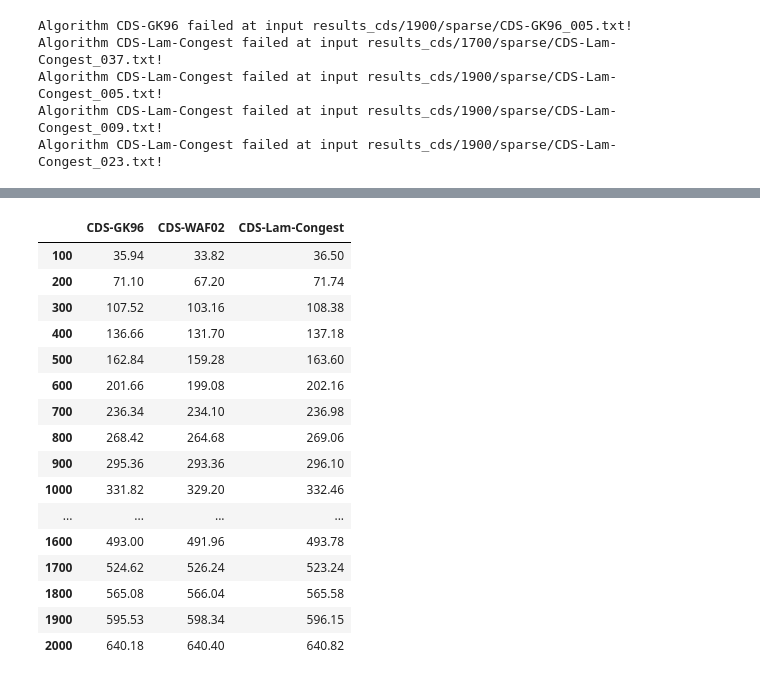
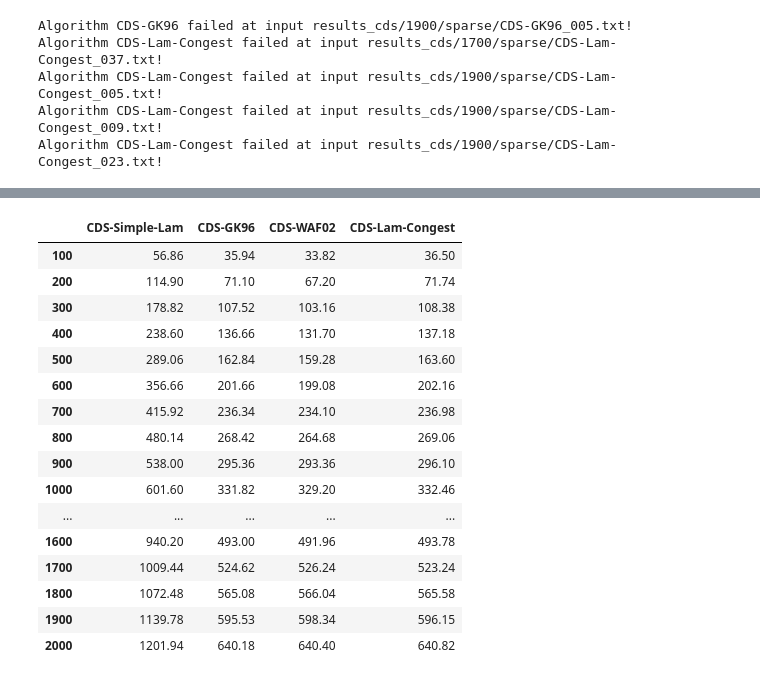
Before and after one commit to lamductan/SCDS, a Jupyter notebook: Stat_results_CDS.ipynb, the cells around one changed output, grey strips where cells are left out. Cells and saved outputs as stored; diff of their text form; code cells hidden in the pictures.

```diff
--- a/Stat_results_CDS.ipynb
+++ b/Stat_results_CDS.ipynb
@@ -17,7 +17,7 @@ markersize = 20
 # %% [output]
 <Figure size 640x480 with 0 Axes>
 # %%
-algorithms = ['CDS-GK96', 'CDS-WAF02', 'CDS-Lam-Congest']
+algorithms = ['CDS-Simple-Lam', 'CDS-GK96', 'CDS-WAF02', 'CDS-Lam-Congest']
 result_dir = "results_cds"
 n_tests = 50
 # %%
@@ -224,22 +184,22 @@ Name: CDS-Lam-Congest, dtype: float64
 # %%
-df_active_rounds = pd.DataFrame(all_n_selected_nodes)
-df_active_rounds.to_csv("stat/cds_size.csv")
-df_active_rounds
+df_cds_size = pd.DataFrame(all_n_selected_nodes)
+df_cds_size.to_csv("stat/cds_size.csv")
+df_cds_size
 # %% [output]
-|  | CDS-GK96 | CDS-WAF02 | CDS-Lam-Congest |
-| 100 | 35.94 | 33.82 | 36.50 |
-| 200 | 71.10 | 67.20 | 71.74 |
-| 300 | 107.52 | 103.16 | 108.38 |
-| 400 | 136.66 | 131.70 | 137.18 |
-| 500 | 162.84 | 159.28 | 163.60 |
-| 600 | 201.66 | 199.08 | 202.16 |
-| 700 | 236.34 | 234.10 | 236.98 |
-| 800 | 268.42 | 264.68 | 269.06 |
-| 900 | 295.36 | 293.36 | 296.10 |
-| 1000 | 331.82 | 329.20 | 332.46 |
-| ... | ... | ... | ... |
-| 1600 | 493.00 | 491.96 | 493.78 |
-| 1700 | 524.62 | 526.24 | 523.24 |
-| 1800 | 565.08 | 566.04 | 565.58 |
-| 1900 | 595.53 | 598.34 | 596.15 |
-| 2000 | 640.18 | 640.40 | 640.82 |
+|  | CDS-Simple-Lam | CDS-GK96 | CDS-WAF02 | CDS-Lam-Congest |
+| 100 | 56.86 | 35.94 | 33.82 | 36.50 |
+| 200 | 114.90 | 71.10 | 67.20 | 71.74 |
+| 300 | 178.82 | 107.52 | 103.16 | 108.38 |
+| 400 | 238.60 | 136.66 | 131.70 | 137.18 |
+| 500 | 289.06 | 162.84 | 159.28 | 163.60 |
+| 600 | 356.66 | 201.66 | 199.08 | 202.16 |
+| 700 | 415.92 | 236.34 | 234.10 | 236.98 |
+| 800 | 480.14 | 268.42 | 264.68 | 269.06 |
+| 900 | 538.00 | 295.36 | 293.36 | 296.10 |
+| 1000 | 601.60 | 331.82 | 329.20 | 332.46 |
+| ... | ... | ... | ... | ... |
+| 1600 | 940.20 | 493.00 | 491.96 | 493.78 |
+| 1700 | 1009.44 | 524.62 | 526.24 | 523.24 |
+| 1800 | 1072.48 | 565.08 | 566.04 | 565.58 |
+| 1900 | 1139.78 | 595.53 | 598.34 | 596.15 |
+| 2000 | 1201.94 | 640.18 | 640.40 | 640.82 |
```
Also changed, not shown: parts of 25 cells of this notebook, 11 other files.
